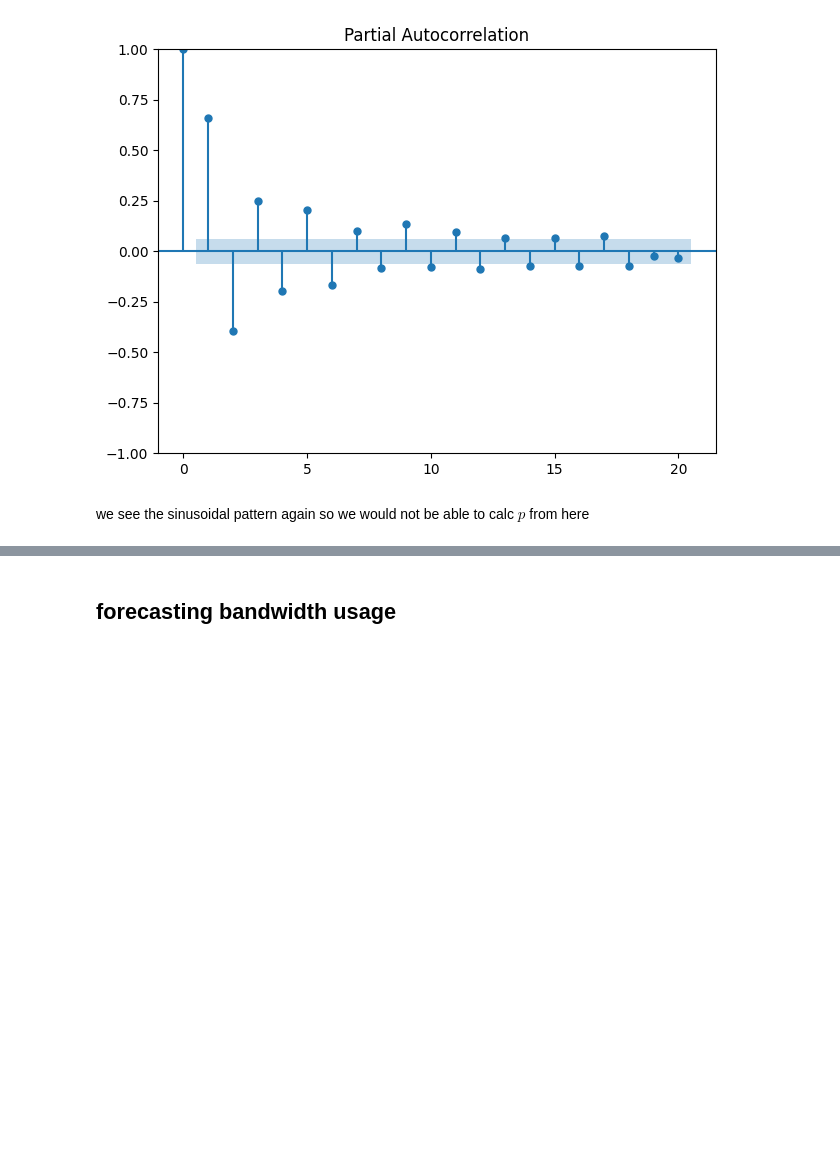
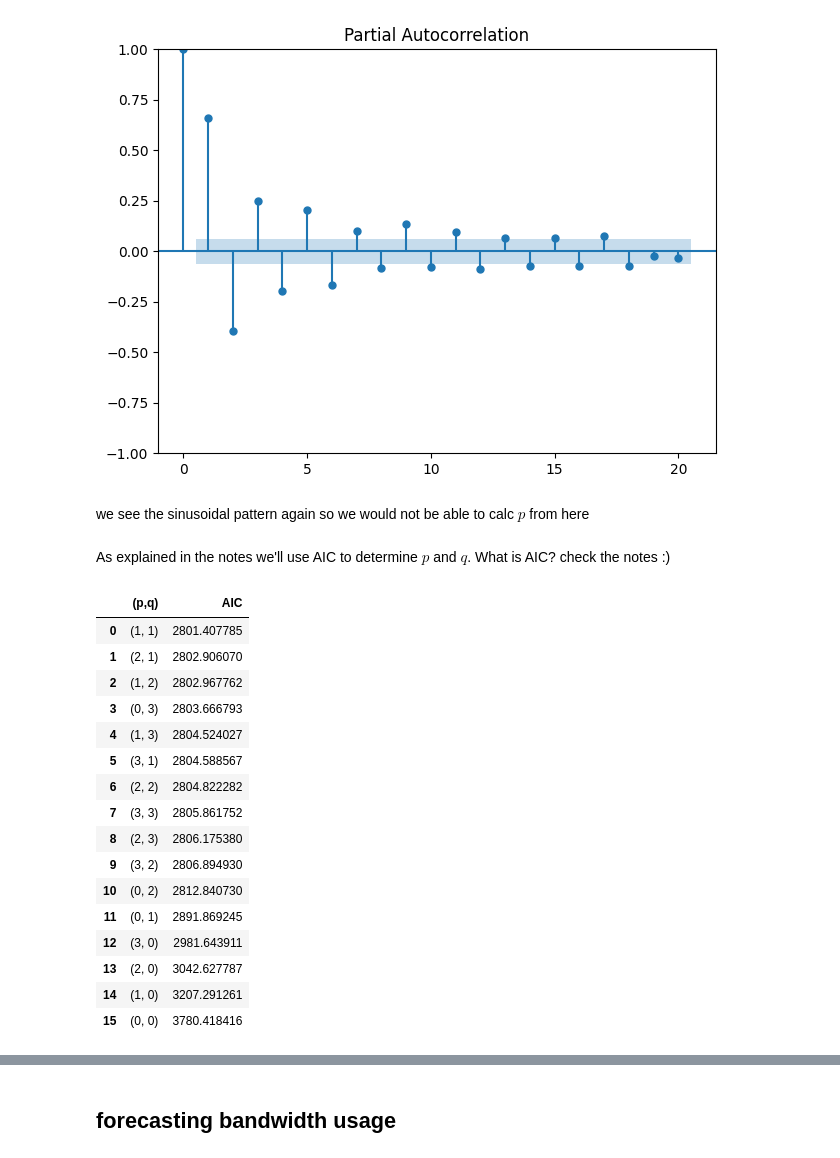
Before and after one commit to bsantanad/time-series, a Jupyter notebook: ch6_arma/autoregressive_moving_average.ipynb, the cells around one changed output, grey strips where cells are left out. Cells and saved outputs as stored; diff of their text form; code cells hidden in the pictures; blank space fills up the shorter version.

```diff
--- a/ch6_arma/autoregressive_moving_average.ipynb
+++ b/ch6_arma/autoregressive_moving_average.ipynb
@@ -50,3 +52,5 @@ plt.tight_layout()
 [figure]
 # %% [markdown]
 we see the sinusoidal pattern again so we would not be able to calc $p$ from here
+# %% [markdown]
+As explained in the notes we'll use AIC to determine $p$ and $q$. What is AIC? check the notes :)
@@ -52,0 +64,61 @@ we see the sinusoidal pattern again so we would not be able to calc $p$ from her
+# %%
+def optimize_arma(
+        endog: pd.Series | list, order_l: list) -> pd.DataFrame:
+    '''
+    Given a list of combinations of p,q test different combinations of arma
+    orders, and compare them against each other using Akaike Information
+    criterion.
+
+    :param endog typing.Union[pd.Series, list]: the observed time-series process
+    :param order_l list: list of all combinations of p and q
+
+    :returns: dataframe with two columns, one the combination of p and q,
+        the other the AIC score, the dataframe is already sorted.
+    :rtype: pd.DataFrame
+    '''
+
+    results = []
+
+    for order in order_l:
+        try:
+            model = sm.tsa.statespace.SARIMAX(
+                endog,
+                order = (order[0], 0, order[1]),
+                simple_differencing = False,
+            )
+            model = model.fit(disp = False)
+        except:
+            continue
+
+        aic = model.aic
+        results.append([order, aic])
+
+    result_df = pd.DataFrame(results)
+    result_df.columns = ['(p,q)', 'AIC']
+
+    # sort in ascending order, lower AIC is better
+    result_df = result_df.sort_values(by = 'AIC', ascending = True)
+    result_df = result_df.reset_index(drop = True)
+
+    return result_df
+# %%
+result_df = optimize_arma(arma_process, order_l)
+result_df
+# %% [output]
+|  | (p,q) | AIC |
+| 0 | (1, 1) | 2801.407785 |
+| 1 | (2, 1) | 2802.906070 |
+| 2 | (1, 2) | 2802.967762 |
+| 3 | (0, 3) | 2803.666793 |
+| 4 | (1, 3) | 2804.524027 |
+| 5 | (3, 1) | 2804.588567 |
+| 6 | (2, 2) | 2804.822282 |
+| 7 | (3, 3) | 2805.861752 |
+| 8 | (2, 3) | 2806.175380 |
+| 9 | (3, 2) | 2806.894930 |
+| 10 | (0, 2) | 2812.840730 |
+| 11 | (0, 1) | 2891.869245 |
+| 12 | (3, 0) | 2981.643911 |
+| 13 | (2, 0) | 3042.627787 |
+| 14 | (1, 0) | 3207.291261 |
+| 15 | (0, 0) | 3780.418416 |
```
Also changed, not shown: parts of 13 cells of this notebook, 1 other file.
